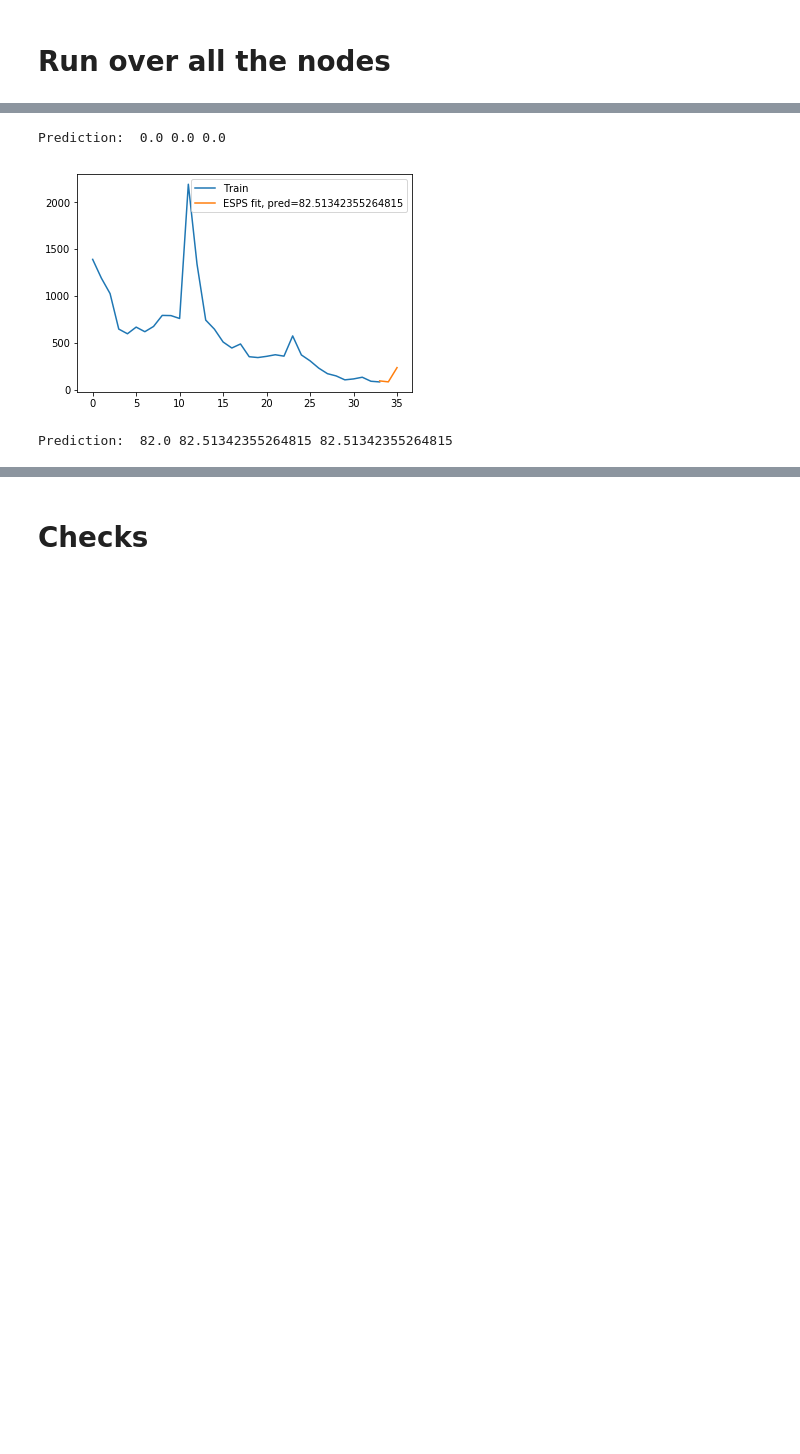
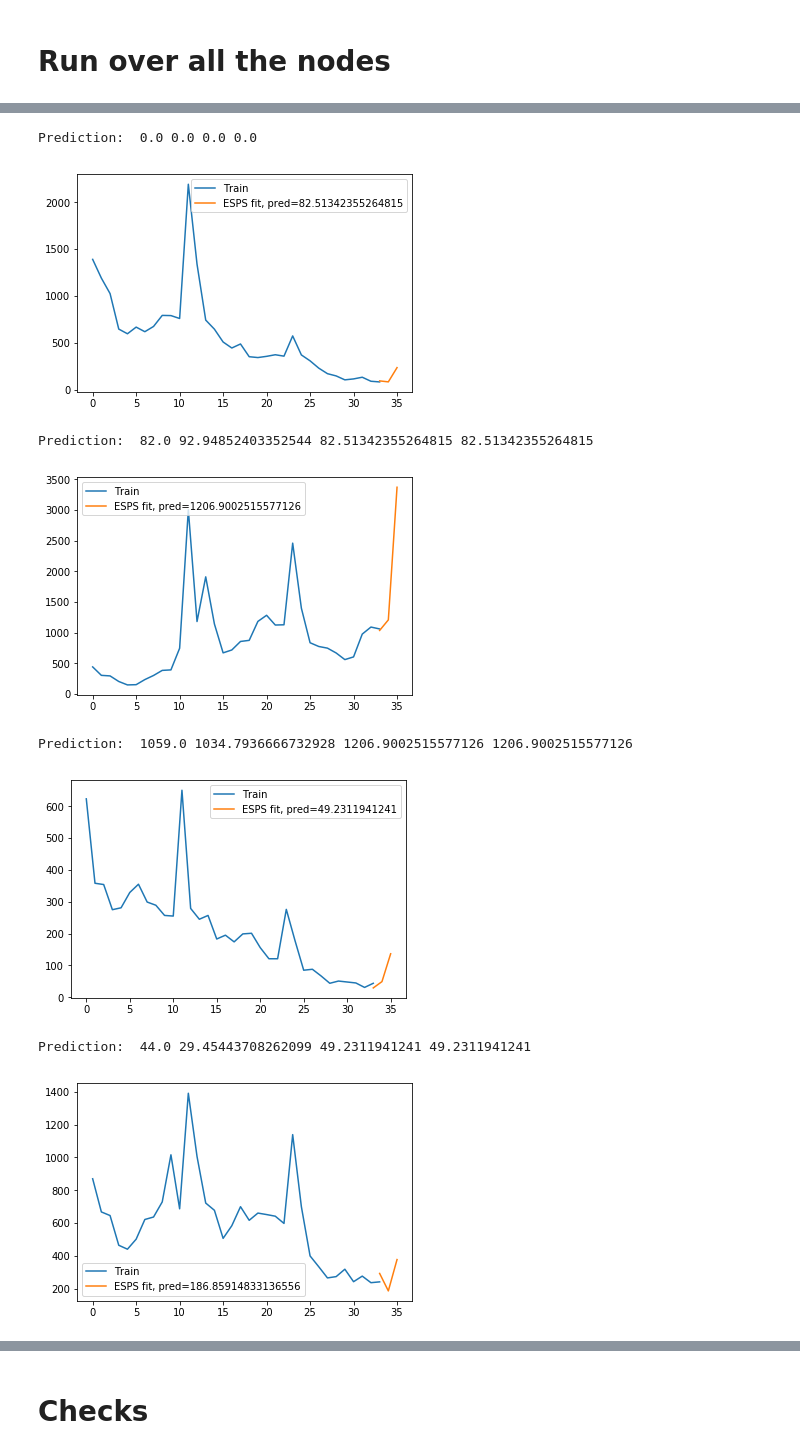
Before and after one commit to data-science-if-usp/kaggle, a Jupyter notebook: boris/Future_Sales_Notebooks/Category_HoltWintersMethod.ipynb, the cells around one changed output, grey strips where cells are left out. Saved outputs shown, nothing was run; the diff lists cells and outputs as text; code cells hidden in the pictures; blank space fills up the shorter version.

Commit message:
Seasonal plus Naive

```diff
--- a/boris/Future_Sales_Notebooks/Category_HoltWintersMethod.ipynb
+++ b/boris/Future_Sales_Notebooks/Category_HoltWintersMethod.ipynb
@@ -365,8 +365,8 @@ def Exponential_Smoothing_Plus_Seasonal_Prediction(df, k):
 
     plt.plot(train.index, train-10, label='Train')
 
-    pred = 0
-
+    pred = 10
+    pred_33 = 10
     #avoid time-series with null sales in the previous month
 
     if (train[k-1] > 10.0):
@@ -385,13 +385,14 @@ def Exponential_Smoothing_Plus_Seasonal_Prediction(df, k):
         pred_series = model.predict(start=k-1, end=k+1)
 
         pred = pred_series[k]
+        pred_33 = pred_series[k-1]
 
         plt.plot(pred_series.index, pred_series-10, label='ESPS fit, pred=' + str(pred-10))
         plt.legend(loc='best')
 
     plt.show()
 
-    return pred - 10
+    return pred-10, pred_33-10
 
 def last_two_equal_months_average(it_cat_ts, month_pred):
 
@@ -646,15 +647,18 @@ for node in tqdm_notebook(range(len(test_join_cat_sort_by_item_category))):
 
         next_month_prediction_cat = pred_naive
         pred_holt = pred_naive
+        pred_33 = pred_naive
+
 
         if (pred_naive > 0):
-            pred_holt = Exponential_Smoothing_Plus_Seasonal_Prediction(it_cat_ts,34)
-            sigma = abs((pred_naive - pred_holt)/math.sqrt(pred_naive))
+            pred_holt, pred_33 = Exponential_Smoothing_Plus_Seasonal_Prediction(it_cat_ts,34)
+
+            sigma = abs((pred_naive - pred_33)/math.sqrt(pred_naive))
 
             if (sigma < 3):
                 next_month_prediction_cat = pred_holt
 
-        print('Prediction: ', pred_naive, pred_holt, next_month_prediction_cat)
+        print('Prediction: ', pred_naive, pred_33, pred_holt, next_month_prediction_cat)
 
         #printing time series and prediction
 
@@ -696,32 +700,37 @@ for node in tqdm_notebook(range(len(test_join_cat_sort_by_item_category))):
         #status_output = "forecasting for "+ str(node) +"th node and took" + str(end_time-start_time) + "s"
 
         status_file = open('status_file_pred_by_cat_VI.txt','a')
 
         status_file.write("Node "+ str(node) +" took " + str(end_time-start_time) + " s with ")
         status_file.write("Prediction: "+ str(next_month_prediction_cat) + " x " + str(shop_item_prob) + " = "+  str(node_lstm_prediction) + "\n")
 
         status_file.close()
 
         #print()
         start_time=end_time
 
 
 #check df
 dfchecks = pd.DataFrame({"ID":list_of_nodes,"shop_item_cnt_month":list_of_node_predictions,
                          "category_cnt_month":list_of_cat_predictions,
                          "shop_prob":list_of_shop_prob,
                          "req_prods":list_of_req_prods, },
                           columns=["ID","shop_item_cnt_month","category_cnt_month","shop_prob","req_prods"])
 
 #submission file
 dfsubmission = pd.DataFrame({"ID":list_of_nodes,"item_cnt_month":list_of_node_predictions},
                             columns=["ID","item_cnt_month"])
 
 dfsubmission =dfsubmission.sort_values('ID')
 
 dfsubmission.to_csv('submission_file_by_CategoryId_times_Prob_VI.csv',index=False)
 # %% [output]
 [interactive output not drawn]
-Prediction:  0.0 0.0 0.0
+Prediction:  0.0 0.0 0.0 0.0
 [figure]
-Prediction:  82.0 82.51342355264815 82.51342355264815
+Prediction:  82.0 92.94852403352544 82.51342355264815 82.51342355264815
+[figure, added]
+Prediction:  1059.0 1034.7936666732928 1206.9002515577126 1206.9002515577126
+[figure, added]
+Prediction:  44.0 29.45443708262099 49.2311941241 49.2311941241
+[figure, added]
```
Also changed, not shown: parts of 1 cell of this notebook, 1 other file.
